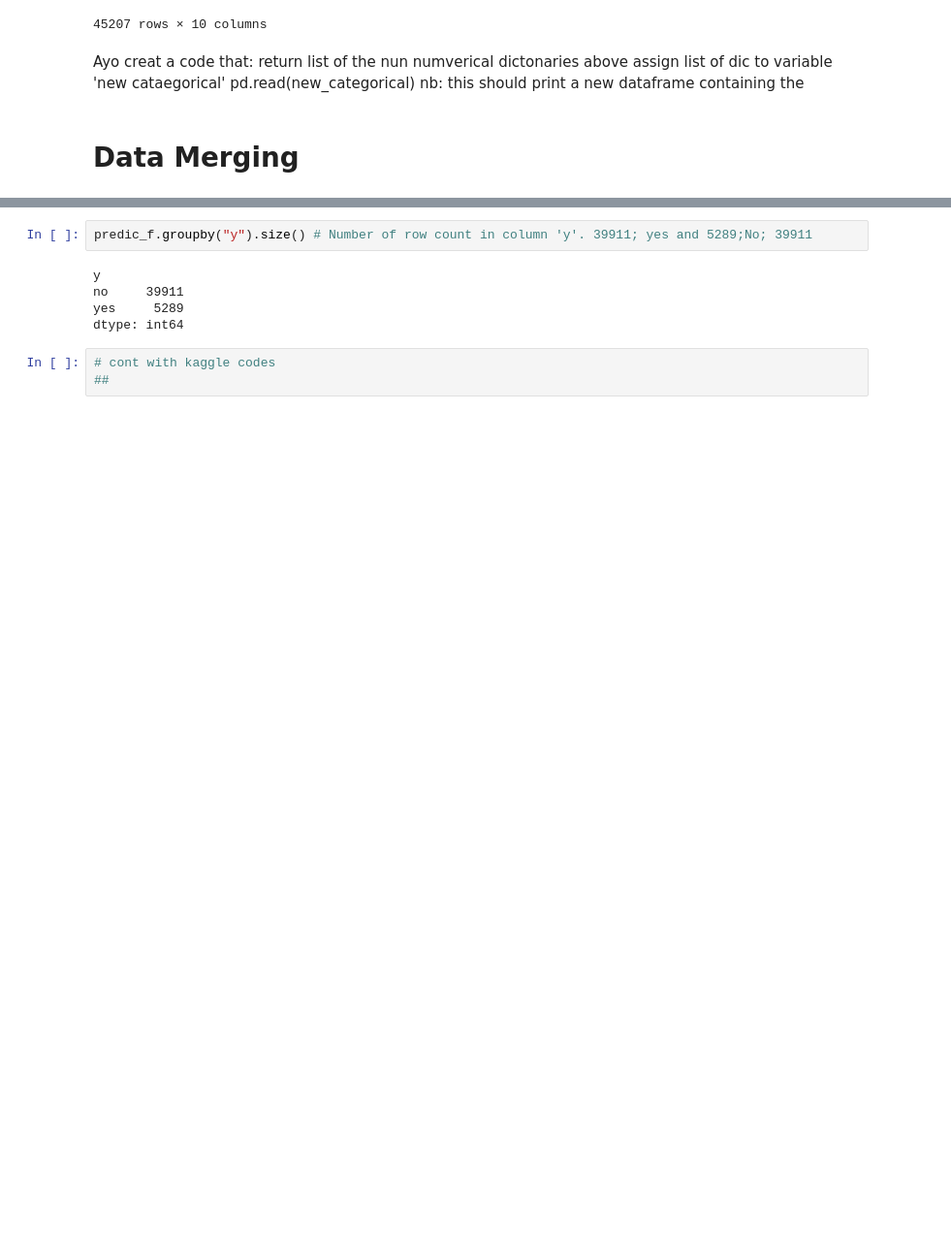
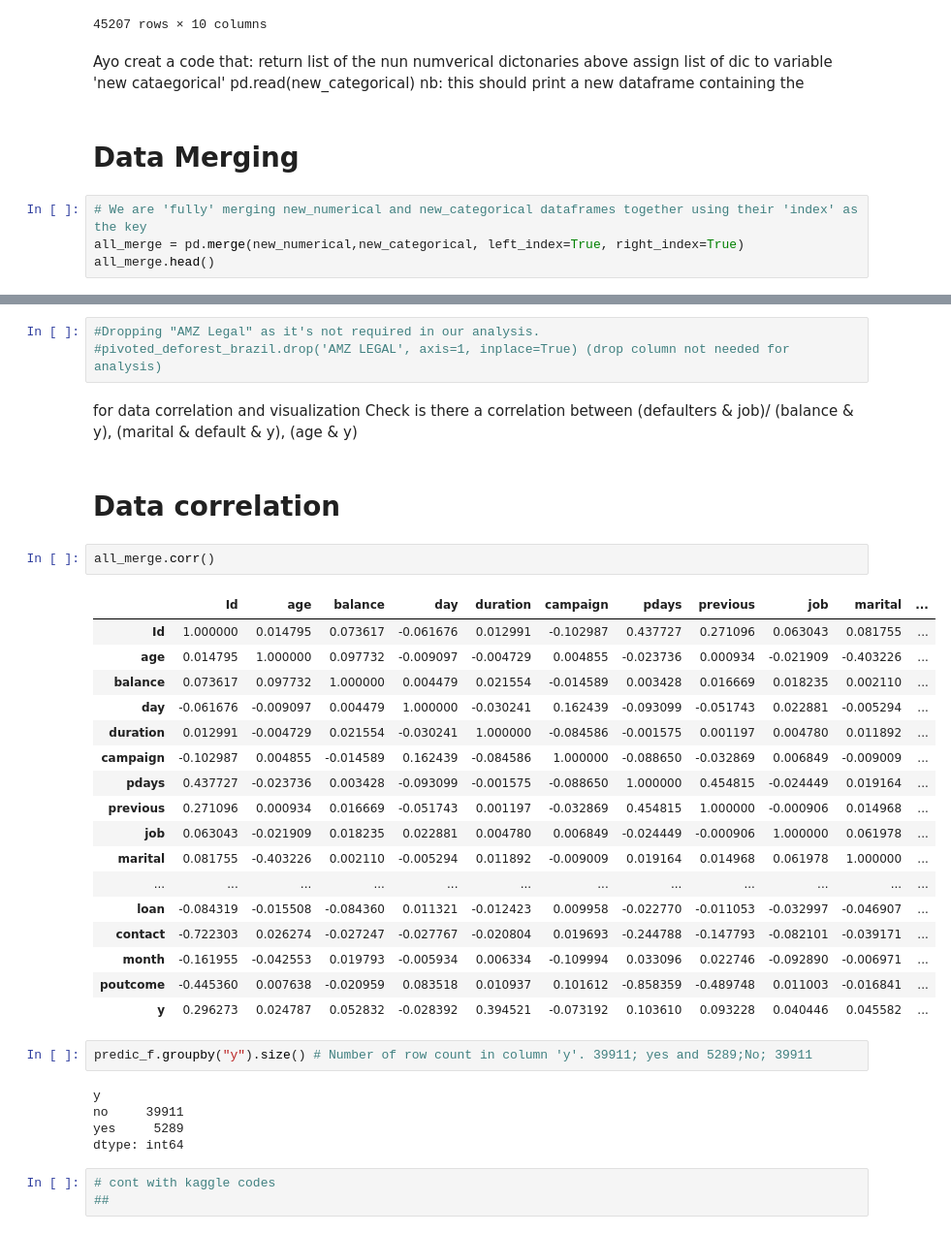
Before and after one commit to Ayomide-ola/UCDPA_Ayomide, a Jupyter notebook: predict term deposit project.ipynb, the cells around one changed output, grey strips where cells are left out. Shown at 97% size. Drawn from its saved outputs; the diff is of its cells as text; blank space fills up the shorter version.

```diff
--- a/predict term deposit project.ipynb
+++ b/predict term deposit project.ipynb
@@ -494,3 +506,7 @@ pd.read(new_categorical)
 nb: this should print a new dataframe containing the
 # %% [markdown]
 # Data Merging
+# %%
+# We are 'fully' merging new_numerical and new_categorical dataframes together using their 'index' as the key
+all_merge = pd.merge(new_numerical,new_categorical, left_index=True, right_index=True)
+all_merge.head()
@@ -497,3 +546,31 @@ nb: this should print a new dataframe containing the
+# %%
+#Dropping "AMZ Legal" as it's not required in our analysis.
+#pivoted_deforest_brazil.drop('AMZ LEGAL', axis=1, inplace=True) (drop column not needed for analysis)
+# %% [markdown]
+for data  correlation and visualization
+Check is there a correlation between (defaulters & job)/ (balance & y), (marital & default & y), (age & y)
+# %% [markdown]
+# **Data correlation**
+# %%
+all_merge.corr()
+# %% [output]
+|  | Id | age | balance | day | duration | campaign | pdays | previous | job | marital | ... |
+| Id | 1.000000 | 0.014795 | 0.073617 | -0.061676 | 0.012991 | -0.102987 | 0.437727 | 0.271096 | 0.063043 | 0.081755 | ... |
+| age | 0.014795 | 1.000000 | 0.097732 | -0.009097 | -0.004729 | 0.004855 | -0.023736 | 0.000934 | -0.021909 | -0.403226 | ... |
+| balance | 0.073617 | 0.097732 | 1.000000 | 0.004479 | 0.021554 | -0.014589 | 0.003428 | 0.016669 | 0.018235 | 0.002110 | ... |
+| day | -0.061676 | -0.009097 | 0.004479 | 1.000000 | -0.030241 | 0.162439 | -0.093099 | -0.051743 | 0.022881 | -0.005294 | ... |
+| duration | 0.012991 | -0.004729 | 0.021554 | -0.030241 | 1.000000 | -0.084586 | -0.001575 | 0.001197 | 0.004780 | 0.011892 | ... |
+| campaign | -0.102987 | 0.004855 | -0.014589 | 0.162439 | -0.084586 | 1.000000 | -0.088650 | -0.032869 | 0.006849 | -0.009009 | ... |
+| pdays | 0.437727 | -0.023736 | 0.003428 | -0.093099 | -0.001575 | -0.088650 | 1.000000 | 0.454815 | -0.024449 | 0.019164 | ... |
+| previous | 0.271096 | 0.000934 | 0.016669 | -0.051743 | 0.001197 | -0.032869 | 0.454815 | 1.000000 | -0.000906 | 0.014968 | ... |
+| job | 0.063043 | -0.021909 | 0.018235 | 0.022881 | 0.004780 | 0.006849 | -0.024449 | -0.000906 | 1.000000 | 0.061978 | ... |
+| marital | 0.081755 | -0.403226 | 0.002110 | -0.005294 | 0.011892 | -0.009009 | 0.019164 | 0.014968 | 0.061978 | 1.000000 | ... |
+| ... | ... | ... | ... | ... | ... | ... | ... | ... | ... | ... | ... |
+| loan | -0.084319 | -0.015508 | -0.084360 | 0.011321 | -0.012423 | 0.009958 | -0.022770 | -0.011053 | -0.032997 | -0.046907 | ... |
+| contact | -0.722303 | 0.026274 | -0.027247 | -0.027767 | -0.020804 | 0.019693 | -0.244788 | -0.147793 | -0.082101 | -0.039171 | ... |
+| month | -0.161955 | -0.042553 | 0.019793 | -0.005934 | 0.006334 | -0.109994 | 0.033096 | 0.022746 | -0.092890 | -0.006971 | ... |
+| poutcome | -0.445360 | 0.007638 | -0.020959 | 0.083518 | 0.010937 | 0.101612 | -0.858359 | -0.489748 | 0.011003 | -0.016841 | ... |
+| y | 0.296273 | 0.024787 | 0.052832 | -0.028392 | 0.394521 | -0.073192 | 0.103610 | 0.093228 | 0.040446 | 0.045582 | ... |
 # %%
 predic_f.groupby("y").size() # Number of row count in column 'y'. 39911; yes and 5289;No; 39911
 # %% [output]
```
Also changed, not shown: parts of 12 cells of this notebook.
